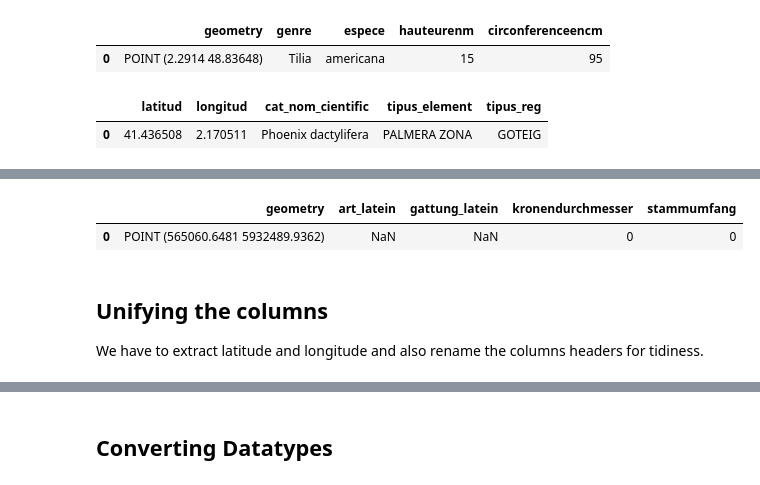
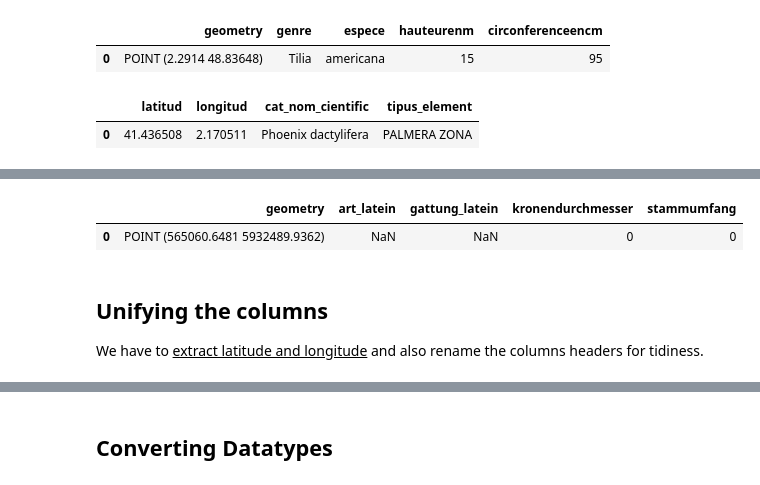
Before and after one commit to nikmaster/wu_dslab_infrared-city, a Jupyter notebook: project/dont_edit_nina.ipynb, the cells around one changed output, grey strips where cells are left out. Drawn from its saved outputs; the diff is of its cells as text; code cells hidden in the pictures.

```diff
--- a/project/dont_edit_nina.ipynb
+++ b/project/dont_edit_nina.ipynb
@@ -242,11 +236,11 @@ paris.head(1)
 |  | geometry | genre | espece | hauteurenm | circonferenceencm |
 | 0 | POINT (2.2914 48.83648) | Tilia | americana | 15 | 95 |
 # %%
-barcelona= barcelona[["latitud", "longitud", "cat_nom_cientific", "tipus_element", "tipus_reg"]]
+barcelona= barcelona[["latitud", "longitud", "cat_nom_cientific", "tipus_element"]] #, "tipus_reg" = irrigation_type = bewässerung, no other dataset has than so I will drop it
 barcelona.head(1)
 # %% [output]
-|  | latitud | longitud | cat_nom_cientific | tipus_element | tipus_reg |
-| 0 | 41.436508 | 2.170511 | Phoenix dactylifera | PALMERA ZONA | GOTEIG |
+|  | latitud | longitud | cat_nom_cientific | tipus_element |
+| 0 | 41.436508 | 2.170511 | Phoenix dactylifera | PALMERA ZONA |
 # %%
 hamburg_hpa= hamburg_hpa[["geometry", "art_latein", "gattung_latein","kronendurchmesser", "stammumfang"]]
 hamburg_hpa.head(1)
@@ -262,7 +256,7 @@ hamburg.head(1)
 # %% [markdown]
 ## Unifying the columns
 
-We have to extract latitude and longitude and also rename the columns headers for tidiness.
+We have to <u>extract latitude and longitude</u> and also rename the columns headers for tidiness.
 # %%
 vienna["longitude"] = vienna.geometry.x
 vienna["latitude"] = vienna.geometry.y
```
Also changed, not shown: parts of 38 cells of this notebook.
